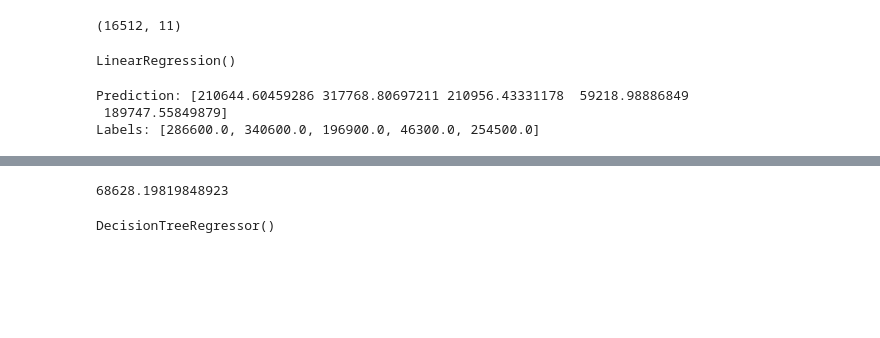
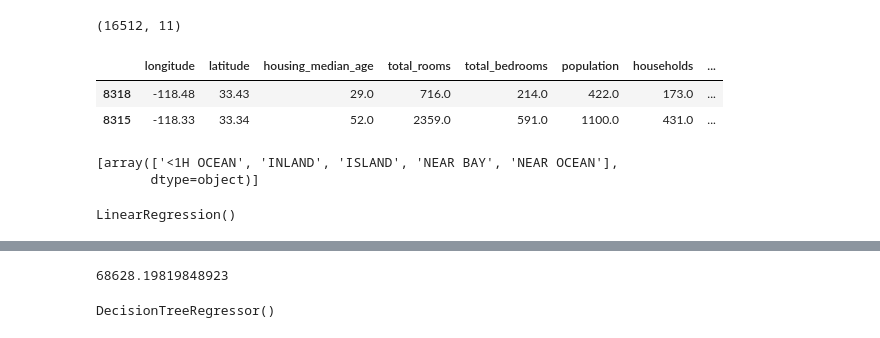
Before and after one commit to danigallart/DS_california_house_price, a Jupyter notebook: Chapter 2.ipynb, the cells around one changed output, grey strips where cells are left out. Saved outputs shown, nothing was run; the diff lists cells and outputs as text; code cells hidden in the pictures; blank space fills up the shorter version.

```diff
--- a/Chapter 2.ipynb
+++ b/Chapter 2.ipynb
@@ -322,12 +329,23 @@ housing_num_tr.shape
 from sklearn.compose import ColumnTransformer
 num_attribs = list(housing_num) #it is equivalent to list(housing_num.columns)
 cat_attribs = ["ocean_proximity"]
+# %%
+housing[housing["ocean_proximity"]=="ISLAND"]
+# %% [output]
+|  | longitude | latitude | housing_median_age | total_rooms | total_bedrooms | population | households | ... |
+| 8318 | -118.48 | 33.43 | 29.0 | 716.0 | 214.0 | 422.0 | 173.0 | ... |
+| 8315 | -118.33 | 33.34 | 52.0 | 2359.0 | 591.0 | 1100.0 | 431.0 | ... |
 # %%
 full_pipeline = ColumnTransformer([
     ("num", num_pipeline,num_attribs),
     ("cat", OneHotEncoder(),cat_attribs)
 ])
 housing_prepared = full_pipeline.fit_transform(housing)
+# %%
+full_pipeline.named_transformers_['cat'].categories_
+# %% [output]
+[array(['<1H OCEAN', 'INLAND', 'ISLAND', 'NEAR BAY', 'NEAR OCEAN'],
+       dtype=object)]
 # %%
 #train a linear regression model and check it's performance (evaluate it)
 from sklearn.linear_model import LinearRegression
@@ -336,12 +354,8 @@ lin_reg.fit(housing_prepared, housing_labels)
 # %% [output]
 LinearRegression()
 # %%
-some_data = housing.iloc[:5000]
-some_labels = housing_labels.iloc[:5000]
-some_data_prepared = full_pipeline.fit_transform(some_data)
-print("Prediction:", lin_reg.predict(housing_prepared)[:5])
-print("Labels:", list(some_labels)[:5])
+#some_data = housing.iloc[:5000]
+#some_labels = housing_labels.iloc[:5000]
+#some_data_prepared = full_pipeline.fit_transform(some_data)
+#print("Prediction:", lin_reg.predict(housing_prepared)[:5])
+#print("Labels:", list(some_labels)[:5])
-# %% [output]
-Prediction: [210644.60459286 317768.80697211 210956.43331178  59218.98886849
- 189747.55849879]
-Labels: [286600.0, 340600.0, 196900.0, 46300.0, 254500.0]
```
Also changed, not shown: parts of 13 cells of this notebook.
